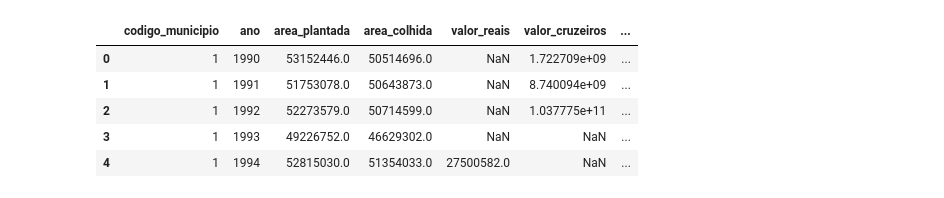
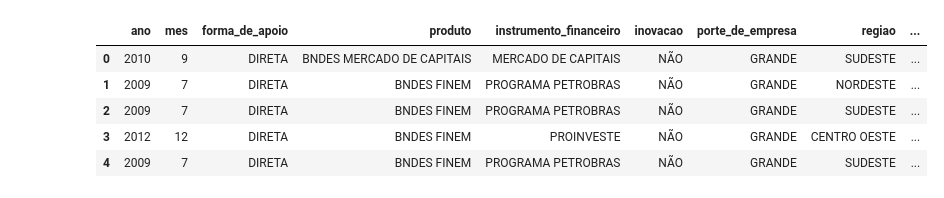
Before and after one commit to EricaFer/BNDES, a Jupyter notebook: Analysis/Analysis_1/analysis_location.ipynb, the cells around one changed output. Drawn from its saved outputs; the diff is of its cells as text; code cells hidden in the pictures.

```diff
--- a/Analysis/Analysis_1/analysis_location.ipynb
+++ b/Analysis/Analysis_1/analysis_location.ipynb
@@ -3,10 +68,10 @@ import pandas as pd
 # %%
-df = pd.read_csv("./data/PAM.zip", encoding="UTF-8", sep=";", decimal=",")
-df.head()
+df_fin = pd.read_csv('data\desembolsos-mensais.zip', encoding="UTF-8", sep=";", decimal=",")
+df_fin.head()
 # %% [output]
-|  | codigo_municipio | ano | area_plantada | area_colhida | valor_reais | valor_cruzeiros | ... |
-| 0 | 1 | 1990 | 53152446.0 | 50514696.0 | NaN | 1.722709e+09 | ... |
-| 1 | 1 | 1991 | 51753078.0 | 50643873.0 | NaN | 8.740094e+09 | ... |
-| 2 | 1 | 1992 | 52273579.0 | 50714599.0 | NaN | 1.037775e+11 | ... |
-| 3 | 1 | 1993 | 49226752.0 | 46629302.0 | NaN | NaN | ... |
-| 4 | 1 | 1994 | 52815030.0 | 51354033.0 | 27500582.0 | NaN | ... |
+|  | ano | mes | forma_de_apoio | produto | instrumento_financeiro | inovacao | porte_de_empresa | regiao | ... |
+| 0 | 2010 | 9 | DIRETA | BNDES MERCADO DE CAPITAIS | MERCADO DE CAPITAIS | NÃO | GRANDE | SUDESTE | ... |
+| 1 | 2009 | 7 | DIRETA | BNDES FINEM | PROGRAMA PETROBRAS | NÃO | GRANDE | NORDESTE | ... |
+| 2 | 2009 | 7 | DIRETA | BNDES FINEM | PROGRAMA PETROBRAS | NÃO | GRANDE | SUDESTE | ... |
+| 3 | 2012 | 12 | DIRETA | BNDES FINEM | PROINVESTE | NÃO | GRANDE | CENTRO OESTE | ... |
+| 4 | 2009 | 7 | DIRETA | BNDES FINEM | PROGRAMA PETROBRAS | NÃO | GRANDE | SUDESTE | ... |
```
Also changed, not shown: parts of 13 cells of this notebook, 7 other files.
